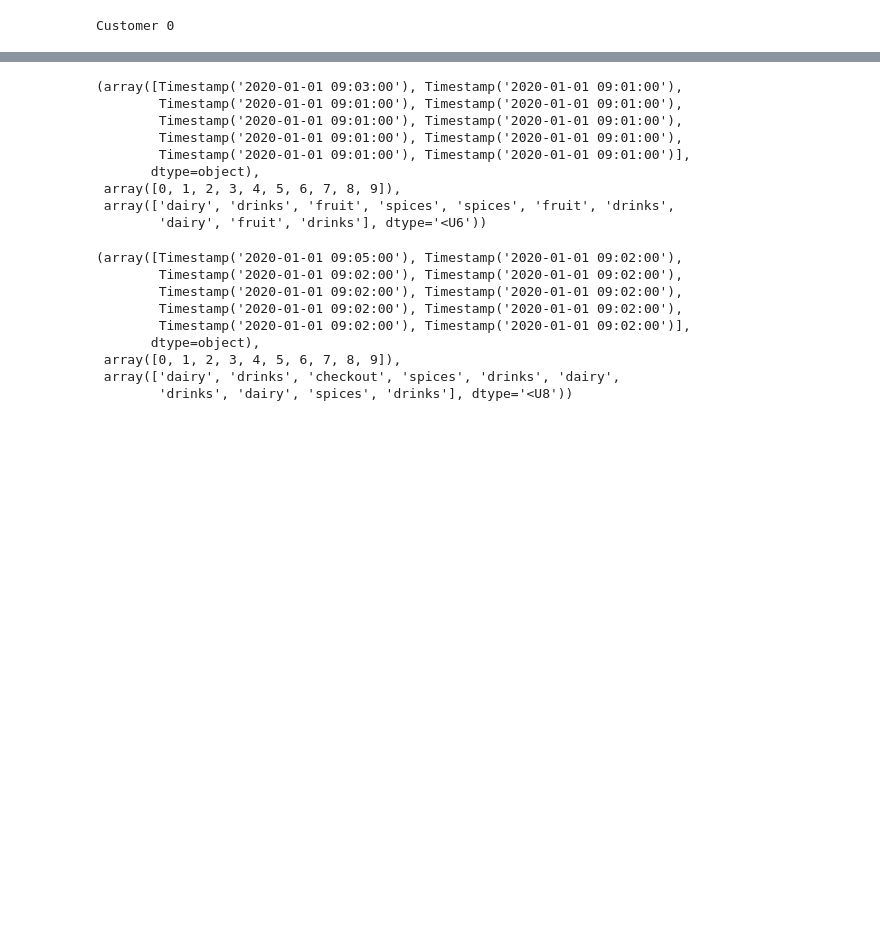
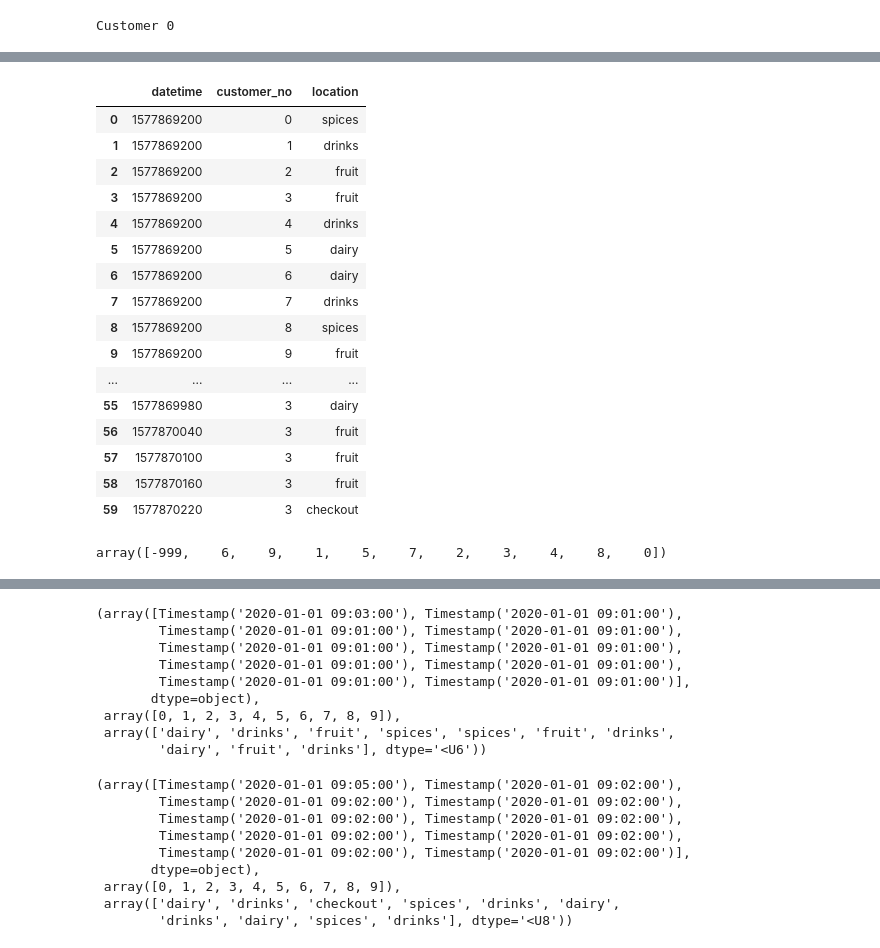
Before and after one commit to corcorf/doodl, a Jupyter notebook: doodl_simulation_01.ipynb, the cells around one changed output, grey strips where cells are left out. Drawn from its saved outputs; the diff is of its cells as text; code cells hidden in the pictures; blank space fills up the shorter version.

Commit message:
added functionality to get new customer locations and remove customers from list automatically!

```diff
--- a/doodl_simulation_01.ipynb
+++ b/doodl_simulation_01.ipynb
@@ -506,5 +520,14 @@ def get_next_location(gen):
+# %%
+default_dtype = Customer._default_dtype
+
+def yield_customer_locations(customer_list):
+    for c in customer_list:
+        try:
+            yield next(c)
+        except StopIteration:
+            pass
 # %%
-new_df = pd.DataFrame(columns=['timestamp', 'customer_no', 'location'])
+new_df = pd.DataFrame()
 
 customers = []
 opening_time = pd.to_datetime("01/01/2020 09:00")
@@ -512,4 +535,7 @@ time_step = datetime.timedelta(0,60)
 for i in range(10):
     time = opening_time# + time_step * i
 
-    customers.append(iter(Customer(i, time, initial_choice_proba, transition_proba_minutely)))
+    customers.append(Customer(i, time, initial_choice_proba, transition_proba_minutely))
+
+exit_state = "checkout"
+checked_out = np.array([-999])
@@ -541,0 +542,31 @@ r1
+# %%
+while customers:
+    gen = yield_customer_locations(customers)
+    for g in gen:
+        new_records = pd.DataFrame(g)
+        new_df = new_df.append(new_records, ignore_index=True)
+        checked_out = np.concatenate((checked_out,new_records.loc[new_records['location']==exit_state, "customer_no"].values))
+    customers = [c for c in customers if c.number not in checked_out]
+new_df
+# %% [output]
+|  | datetime | customer_no | location |
+| 0 | 1577869200 | 0 | spices |
+| 1 | 1577869200 | 1 | drinks |
+| 2 | 1577869200 | 2 | fruit |
+| 3 | 1577869200 | 3 | fruit |
+| 4 | 1577869200 | 4 | drinks |
+| 5 | 1577869200 | 5 | dairy |
+| 6 | 1577869200 | 6 | dairy |
+| 7 | 1577869200 | 7 | drinks |
+| 8 | 1577869200 | 8 | spices |
+| 9 | 1577869200 | 9 | fruit |
+| ... | ... | ... | ... |
+| 55 | 1577869980 | 3 | dairy |
+| 56 | 1577870040 | 3 | fruit |
+| 57 | 1577870100 | 3 | fruit |
+| 58 | 1577870160 | 3 | fruit |
+| 59 | 1577870220 | 3 | checkout |
+# %%
+checked_out
+# %% [output]
+array([-999,    6,    9,    1,    5,    7,    2,    3,    4,    8,    0])
```
Also changed, not shown: parts of 26 cells of this notebook.
